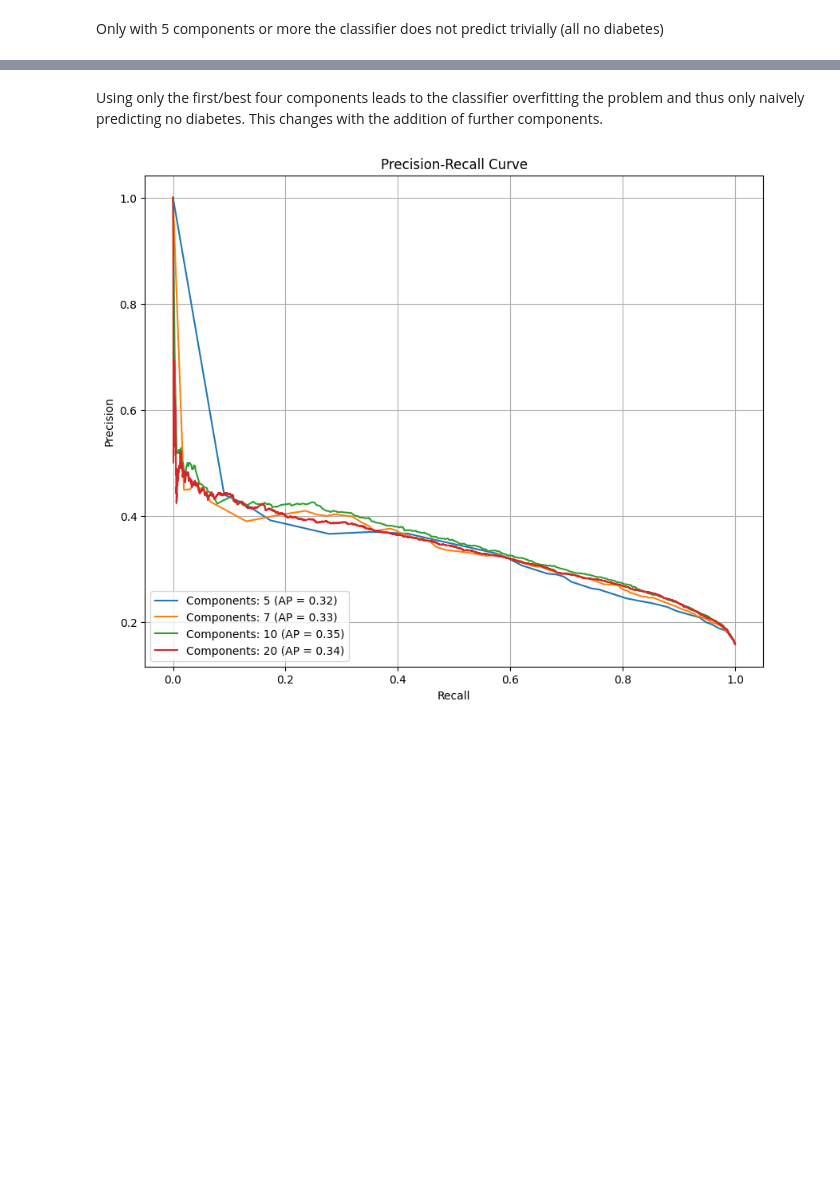
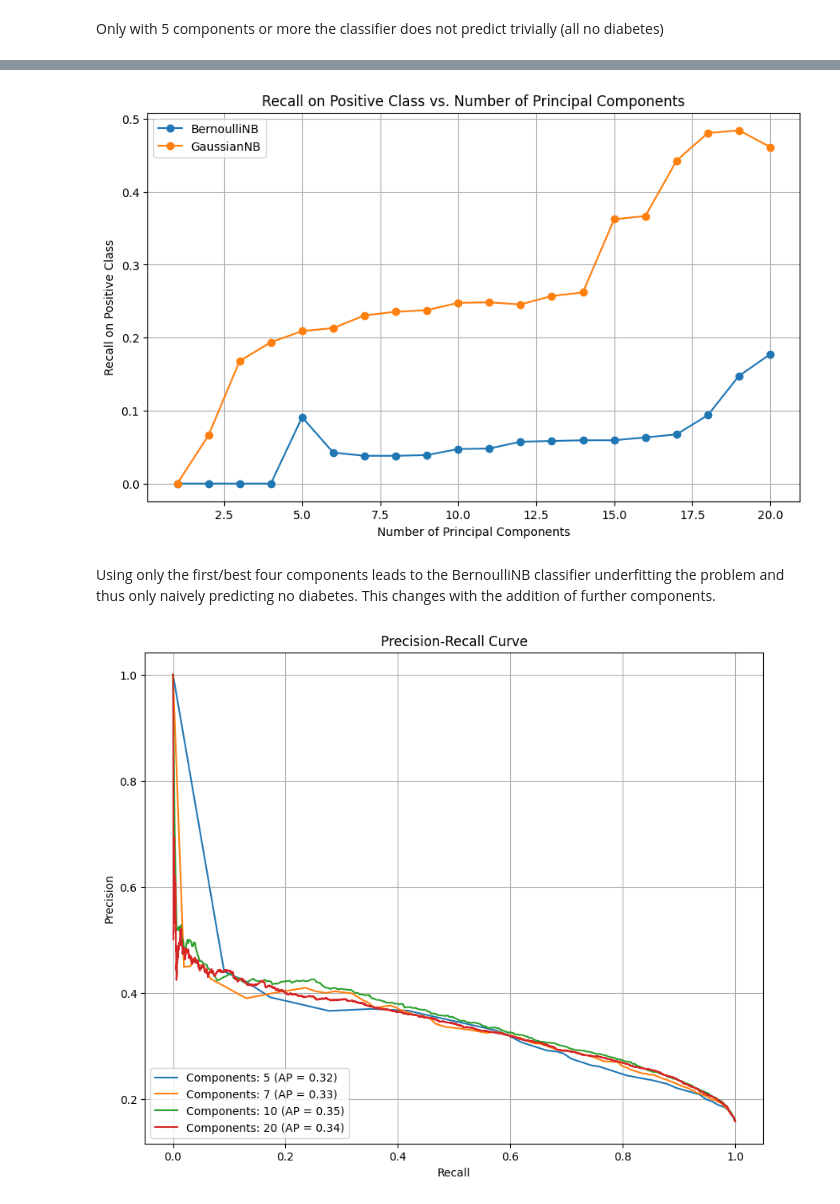
Before and after one commit to benediktpri/ie500_data_mining_project, a Jupyter notebook: notebooks/naive_bayes_philipp.ipynb, the cells around one changed output, grey strips where cells are left out. Saved outputs shown, nothing was run; the diff lists cells and outputs as text; code cells hidden in the pictures; blank space fills up the shorter version.

```diff
--- a/notebooks/naive_bayes_philipp.ipynb
+++ b/notebooks/naive_bayes_philipp.ipynb
@@ -797,5 +793,51 @@ plot_accuracy_vs_components(
+# %%
+from sklearn.metrics import recall_score
+
+# Function to plot recall on the positive class vs. number of principal components for two classifiers
+def plot_recall_vs_components(classifiers, X_train_pca, y_train_pca, X_val_pca, y_val_pca, num_components_list):
+    plt.figure(figsize=(10, 6))
+
+    for nb_classifier, clf_name in classifiers:
+        recalls = []
+
+        for num_components in num_components_list:
+            # Select the best components
+            X_train_best_components = X_train_pca.iloc[:, :num_components]
+            X_val_best_components = X_val_pca.iloc[:, :num_components]
+
+            # Train the classifier
+            nb_classifier.fit(X_train_best_components, y_train_pca)
+
+            # Make predictions on the validation set
+            y_val_pred = nb_classifier.predict(X_val_best_components)
+
+            # Calculate the recall for the positive class
+            recall = recall_score(y_val_pca, y_val_pred, pos_label=1)
+            recalls.append(recall)
+
+        # Plot the recall vs. number of principal components
+        plt.plot(num_components_list, recalls, marker='o', label=f'{clf_name}')
+
+    plt.xlabel('Number of Principal Components')
+    plt.ylabel('Recall on Positive Class')
+    plt.title('Recall on Positive Class vs. Number of Principal Components')
+    plt.legend()
+    plt.grid(True)
+    plt.show()
+# %%
+# Plot recall vs. number of components for both classifiers
+plot_recall_vs_components(
+    classifiers,
+    X_train_pca,
+    y_train_pca,
+    X_val_pca,
+    y_val_pca,
+    num_components_list
+)
+# %% [output]
+[figure, added]
 # %% [markdown]
-Using only the first/best four components leads to the classifier overfitting the problem and thus only naively predicting no diabetes. This changes with the addition of further components.
+Using only the first/best four components leads to the BernoulliNB classifier underfitting the problem and thus only naively predicting no diabetes. This changes with the addition of further components.
 # %%
 from sklearn.metrics import precision_recall_curve, average_precision_score
 
```
Also changed, not shown: parts of 18 cells of this notebook, 12 other files.
